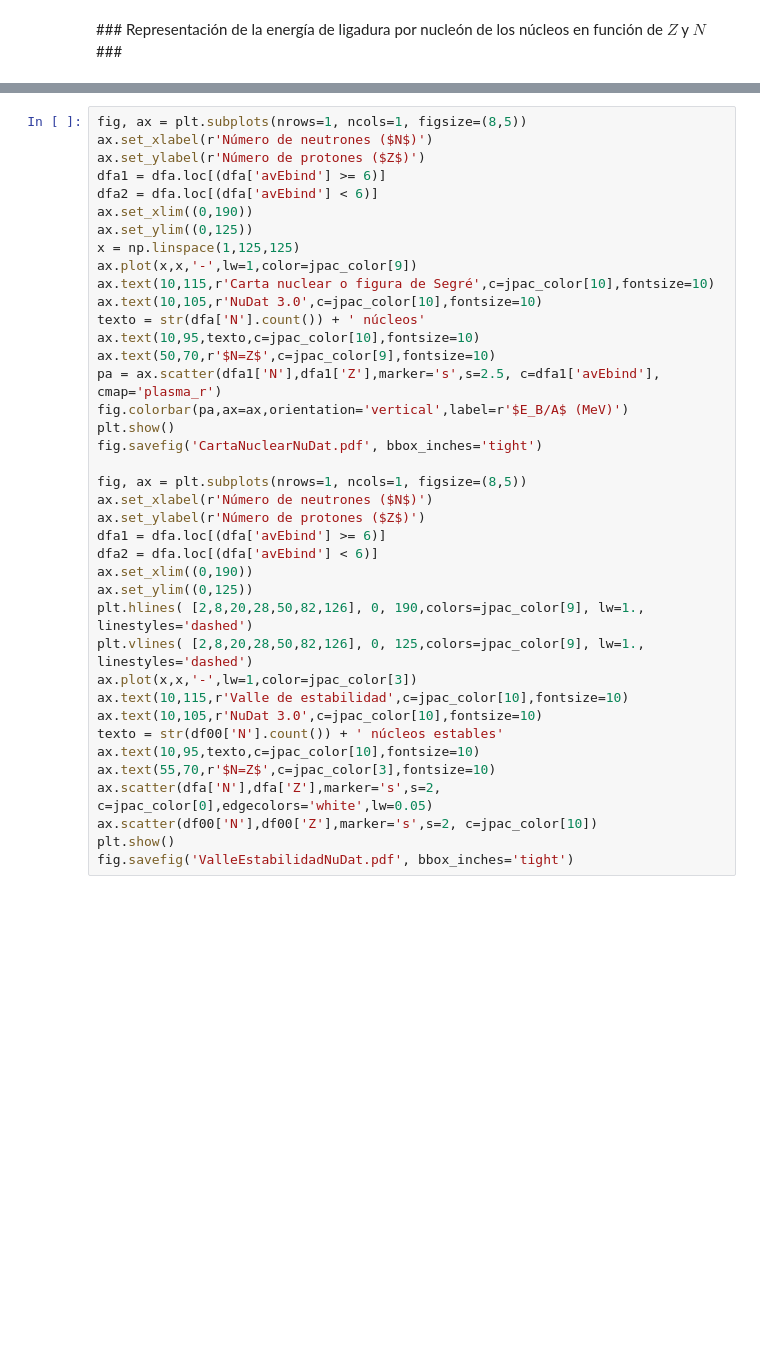
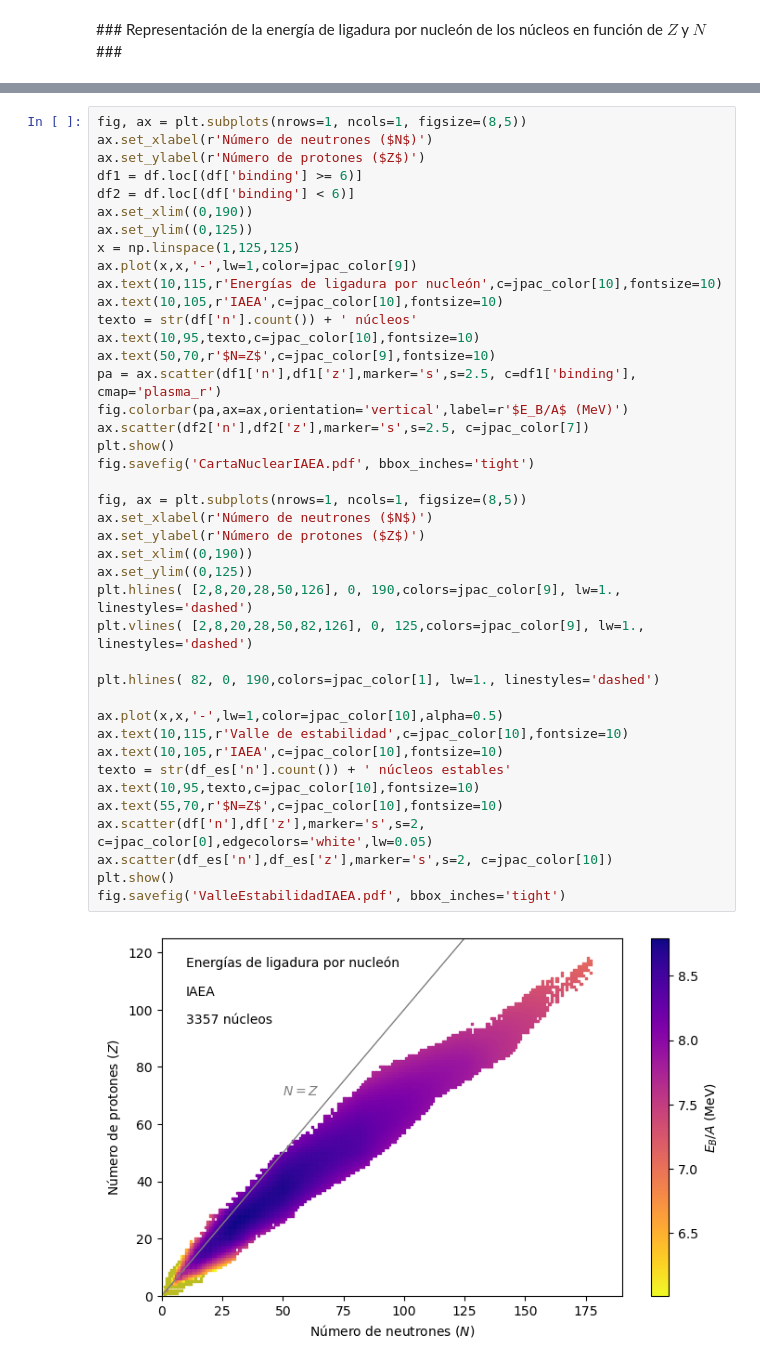
Before and after one commit to cefera/FNyP, a Jupyter notebook: Notebooks/Tema1.ipynb, the cells around one changed output, grey strips where cells are left out. Drawn from its saved outputs; the diff is of its cells as text; blank space fills up the shorter version.

```diff
--- a/Notebooks/Tema1.ipynb
+++ b/Notebooks/Tema1.ipynb
@@ -141,39 +173,43 @@ fig.savefig('BindingEnergy3DNuDat.pdf', bbox_inches='tight')
 # %%
 fig, ax = plt.subplots(nrows=1, ncols=1, figsize=(8,5))
 ax.set_xlabel(r'Número de neutrones ($N$)')
 ax.set_ylabel(r'Número de protones ($Z$)')
-dfa1 = dfa.loc[(dfa['avEbind'] >= 6)]
-dfa2 = dfa.loc[(dfa['avEbind'] < 6)]
+df1 = df.loc[(df['binding'] >= 6)]
+df2 = df.loc[(df['binding'] < 6)]
 ax.set_xlim((0,190))
 ax.set_ylim((0,125))
 x = np.linspace(1,125,125)
 ax.plot(x,x,'-',lw=1,color=jpac_color[9])
-ax.text(10,115,r'Carta nuclear o figura de Segré',c=jpac_color[10],fontsize=10)
-ax.text(10,105,r'NuDat 3.0',c=jpac_color[10],fontsize=10)
-texto = str(dfa['N'].count()) + ' núcleos'
+ax.text(10,115,r'Energías de ligadura por nucleón',c=jpac_color[10],fontsize=10)
+ax.text(10,105,r'IAEA',c=jpac_color[10],fontsize=10)
+texto = str(df['n'].count()) + ' núcleos'
 ax.text(10,95,texto,c=jpac_color[10],fontsize=10)
 ax.text(50,70,r'$N=Z$',c=jpac_color[9],fontsize=10)
-pa = ax.scatter(dfa1['N'],dfa1['Z'],marker='s',s=2.5, c=dfa1['avEbind'], cmap='plasma_r')
+pa = ax.scatter(df1['n'],df1['z'],marker='s',s=2.5, c=df1['binding'], cmap='plasma_r')
 fig.colorbar(pa,ax=ax,orientation='vertical',label=r'$E_B/A$ (MeV)')
+ax.scatter(df2['n'],df2['z'],marker='s',s=2.5, c=jpac_color[7])
 plt.show()
-fig.savefig('CartaNuclearNuDat.pdf', bbox_inches='tight')
+fig.savefig('CartaNuclearIAEA.pdf', bbox_inches='tight')
 
 fig, ax = plt.subplots(nrows=1, ncols=1, figsize=(8,5))
 ax.set_xlabel(r'Número de neutrones ($N$)')
 ax.set_ylabel(r'Número de protones ($Z$)')
-dfa1 = dfa.loc[(dfa['avEbind'] >= 6)]
-dfa2 = dfa.loc[(dfa['avEbind'] < 6)]
 ax.set_xlim((0,190))
 ax.set_ylim((0,125))
-plt.hlines( [2,8,20,28,50,82,126], 0, 190,colors=jpac_color[9], lw=1., linestyles='dashed')
+plt.hlines( [2,8,20,28,50,126], 0, 190,colors=jpac_color[9], lw=1., linestyles='dashed')
 plt.vlines( [2,8,20,28,50,82,126], 0, 125,colors=jpac_color[9], lw=1., linestyles='dashed')
-ax.plot(x,x,'-',lw=1,color=jpac_color[3])
+
+plt.hlines( 82, 0, 190,colors=jpac_color[1], lw=1., linestyles='dashed')
+
+ax.plot(x,x,'-',lw=1,color=jpac_color[10],alpha=0.5)
 ax.text(10,115,r'Valle de estabilidad',c=jpac_color[10],fontsize=10)
-ax.text(10,105,r'NuDat 3.0',c=jpac_color[10],fontsize=10)
-texto = str(df00['N'].count()) + ' núcleos estables'
+ax.text(10,105,r'IAEA',c=jpac_color[10],fontsize=10)
+texto = str(df_es['n'].count()) + ' núcleos estables'
 ax.text(10,95,texto,c=jpac_color[10],fontsize=10)
-ax.text(55,70,r'$N=Z$',c=jpac_color[3],fontsize=10)
-ax.scatter(dfa['N'],dfa['Z'],marker='s',s=2, c=jpac_color[0],edgecolors='white',lw=0.05)
-ax.scatter(df00['N'],df00['Z'],marker='s',s=2, c=jpac_color[10])
+ax.text(55,70,r'$N=Z$',c=jpac_color[10],fontsize=10)
+ax.scatter(df['n'],df['z'],marker='s',s=2, c=jpac_color[0],edgecolors='white',lw=0.05)
+ax.scatter(df_es['n'],df_es['z'],marker='s',s=2, c=jpac_color[10])
 plt.show()
-fig.savefig('ValleEstabilidadNuDat.pdf', bbox_inches='tight')
+fig.savefig('ValleEstabilidadIAEA.pdf', bbox_inches='tight')
+# %% [output]
+[figure, added]
```
Also changed, not shown: parts of 6 cells of this notebook, 11 other files.
